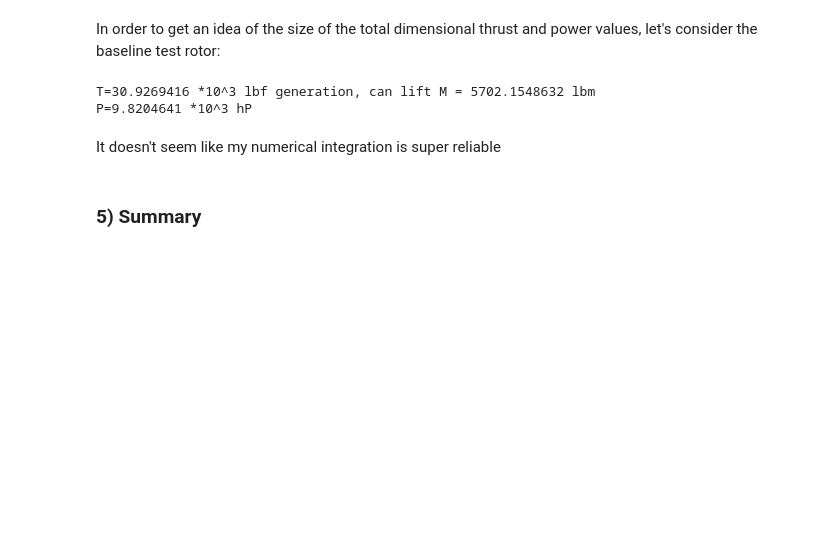
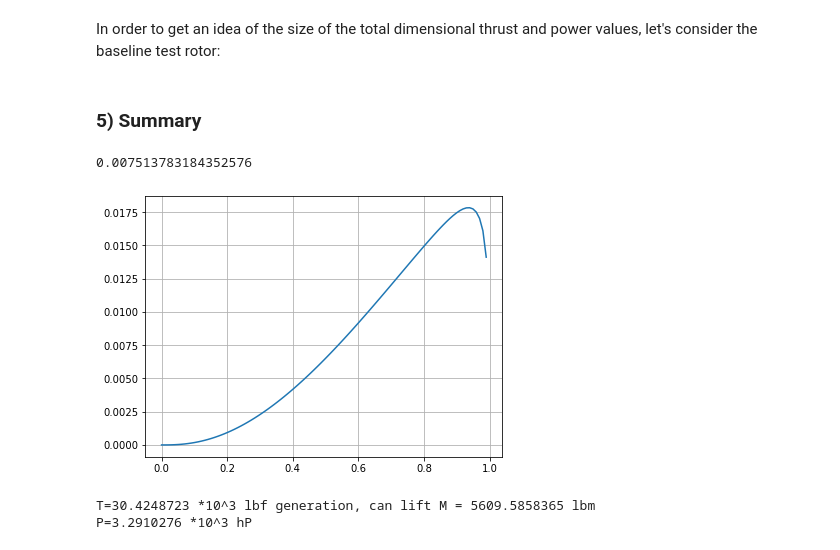
Before and after one commit to nruhl25/HoveringVehicleDesign, a Jupyter notebook: proj1/proj1_report.ipynb, the cells around one changed output. Saved outputs shown, nothing was run; the diff lists cells and outputs as text; code cells hidden in the pictures; blank space fills up the shorter version.

Commit message:
update to numerical integration in proj1

```diff
--- a/proj1/proj1_report.ipynb
+++ b/proj1/proj1_report.ipynb
@@ -328,22 +337,33 @@ $c_{75}$=2.5: Ratio of induced power to profile power: C_Pi/C_P0=0.444
 ### Understanding coefficient data (badeline test rotor)
 # %% [markdown]
 In order to get an idea of the size of the total dimensional thrust and power values, let's consider the baseline test rotor:
-# %%
-importlib.reload(tools)
-rotor = Rotor2()
-rotor.theta_75 = np.deg2rad(12)
-rotor.theta_tw = -np.deg2rad(8)
-CT, CPi, CP0 = tools.calc_CT_CPi_CP0(rotor, airfoil="NACA0012", use_F=False)
-CP = CPi+CP0
-T = CT*BEMT2.rho0*(np.pi)*rotor.R**2*rotor.vtip**2
-P = CP*BEMT2.rho0*(np.pi)*rotor.R**2*rotor.vtip**3
-P_hp = P*0.0018 # horsepower
-print(f"T={T/1000:.7f} *10^3 lbf generation, can lift M = {T*5.9/32:.7f} lbm")
-print(f"P={P_hp/1000:.7f} *10^3 hP")
-# %% [output]
-T=30.9269416 *10^3 lbf generation, can lift M = 5702.1548632 lbm
-P=9.8204641 *10^3 hP
-# %% [markdown]
-It doesn't seem like my numerical integration is super reliable
 # %% [markdown]
 ### 5) Summary
+# %%
+importlib.reload(tools)
+importlib.reload(BEMT2)
+rotor = Rotor2()
+rotor.theta_75 = np.deg2rad(12)
+rotor.theta_tw = -np.deg2rad(8)
+
+rs = np.linspace(0,1.0,100)
+lambda_list, dCT_list, dCPi_list, dCP0_list, F_list = tools.calc_rotor_profiles(rotor, airfoil="GENERAL", use_F=True, rs=rs)
+CT, CPi, CP0 = tools.calc_CT_CPi_CP0(rotor, airfoil="GENERAL", use_F=True)
+# %%
+plt.plot(rs, dCT_list)
+plt.grid()
+CT
+# %% [output]
+0.007513783184352576
+[figure, added]
+# %%
+CT, CPi, CP0 = tools.calc_CT_CPi_CP0(rotor, airfoil="GENERAL", use_F=True, N_int=100)
+CP = CPi+CP0
+T = CT*BEMT2.rho0*(np.pi)*(rotor.R**2)*rotor.vtip**2
+P = CP*BEMT2.rho0*(np.pi)*rotor.R**2*rotor.vtip**3
+P_hp = P*0.0018 # horsepower
+print(f"T={T/1000:.7f} *10^3 lbf generation, can lift M = {T*5.9/32:.7f} lbm")
+print(f"P={P_hp/1000:.7f} *10^3 hP")
+# %% [output]
+T=30.4248723 *10^3 lbf generation, can lift M = 5609.5858365 lbm
+P=3.2910276 *10^3 hP
```
Also changed, not shown: parts of 12 cells of this notebook, 4 other files.
